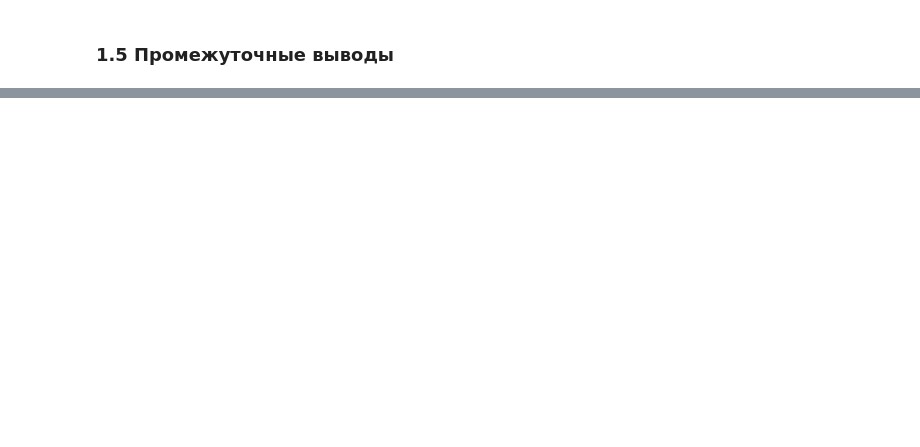
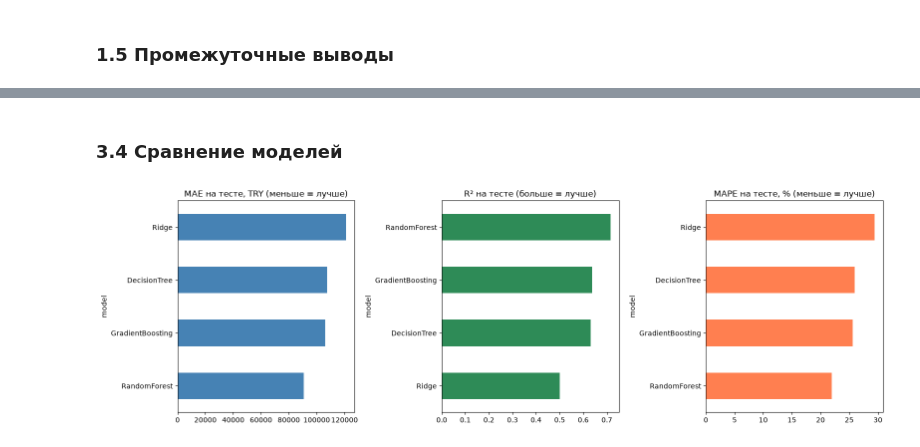
Before and after one commit to kiraelprimova/Teamwork, a Jupyter notebook: Командная работа.ipynb, the cells around one changed output, grey strips where cells are left out. Drawn from its saved outputs; the diff is of its cells as text; code cells hidden in the pictures; blank space fills up the shorter version.

```diff
--- a/Командная работа.ipynb
+++ b/Командная работа.ipynb
@@ -712,0 +898,14 @@ print("Подготовленные выборки успешно сохране
+# %%
+param_rf = {'n_estimators': [80, 100, 120], 'max_depth': [12, 15, 18], 'min_samples_leaf': [2, 3, 5]}
+rf_search = RandomizedSearchCV(
+    RandomForestRegressor(random_state=42, n_jobs=-1), param_rf, n_iter=6, cv=3,
+    scoring='neg_mean_absolute_error', random_state=42, n_jobs=-1
+)
+rf_search.fit(X_search, y_search)
+print('Лучшие параметры для RandomForest:', rf_search.best_params_)
+
+t0 = time.time()
+rf = RandomForestRegressor(**rf_search.best_params_, random_state=42, n_jobs=-1)
+rf.fit(X_train_scaled, y_train)
+rf_fit_time = time.time() - t0
+print(f'RandomForest обучен на полном train за {rf_fit_time:.2f} сек')
@@ -712,0 +917,14 @@ print("Подготовленные выборки успешно сохране
+# %%
+param_gb = {'n_estimators': [80, 150], 'max_depth': [3, 5], 'learning_rate': [0.05, 0.1]}
+gb_search = RandomizedSearchCV(
+    GradientBoostingRegressor(random_state=42), param_gb, n_iter=4, cv=3,
+    scoring='neg_mean_absolute_error', random_state=42, n_jobs=-1
+)
+gb_search.fit(X_search, y_search)
+print('Лучшие параметры для GradientBoosting:', gb_search.best_params_)
+
+t0 = time.time()
+gb = GradientBoostingRegressor(**gb_search.best_params_, random_state=42)
+gb.fit(X_train_scaled, y_train)
+gb_fit_time = time.time() - t0
+print(f'GradientBoosting обучен на полном train за {gb_fit_time:.2f} сек')
@@ -712,0 +985,21 @@ print("Подготовленные выборки успешно сохране
+# %% [markdown]
+### 3.4 Сравнение моделей
+# %%
+import matplotlib.pyplot as plt
+import seaborn as sns
+
+fig, axes = plt.subplots(1, 3, figsize=(16, 5))
+
+df_display['MAE_test'].sort_values().plot(kind='barh', ax=axes[0], color='steelblue')
+axes[0].set_title('MAE на тесте, TRY (меньше = лучше)')
+
+df_display['R2_test'].sort_values().plot(kind='barh', ax=axes[1], color='seagreen')
+axes[1].set_title('R² на тесте (больше = лучше)')
+
+df_display['MAPE_test'].sort_values().plot(kind='barh', ax=axes[2], color='coral')
+axes[2].set_title('MAPE на тесте, % (меньше = лучше)')
+
+plt.tight_layout()
+plt.show()
+# %% [output]
+[figure, added]
```
Also changed, not shown: parts of 99 cells of this notebook, 1 other file.
